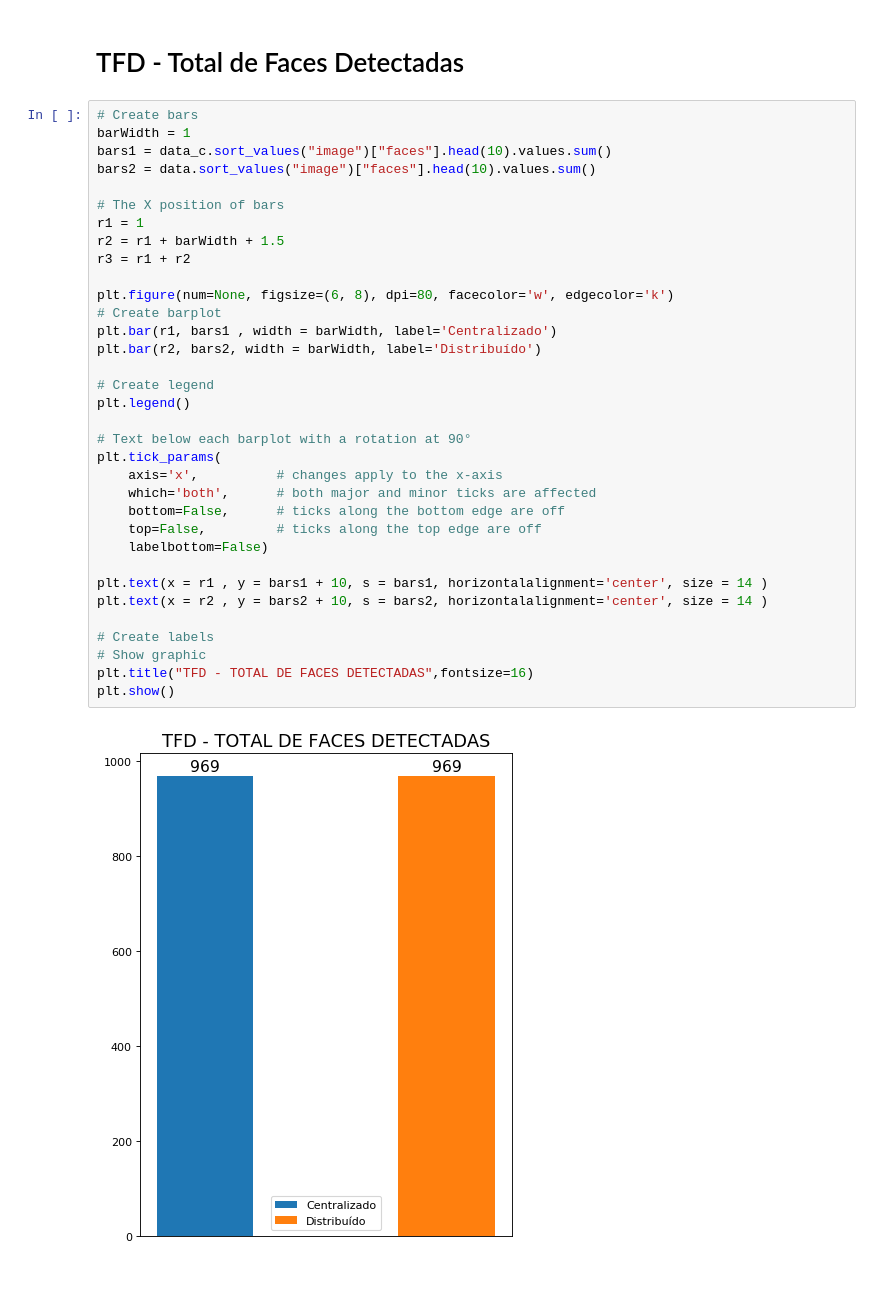
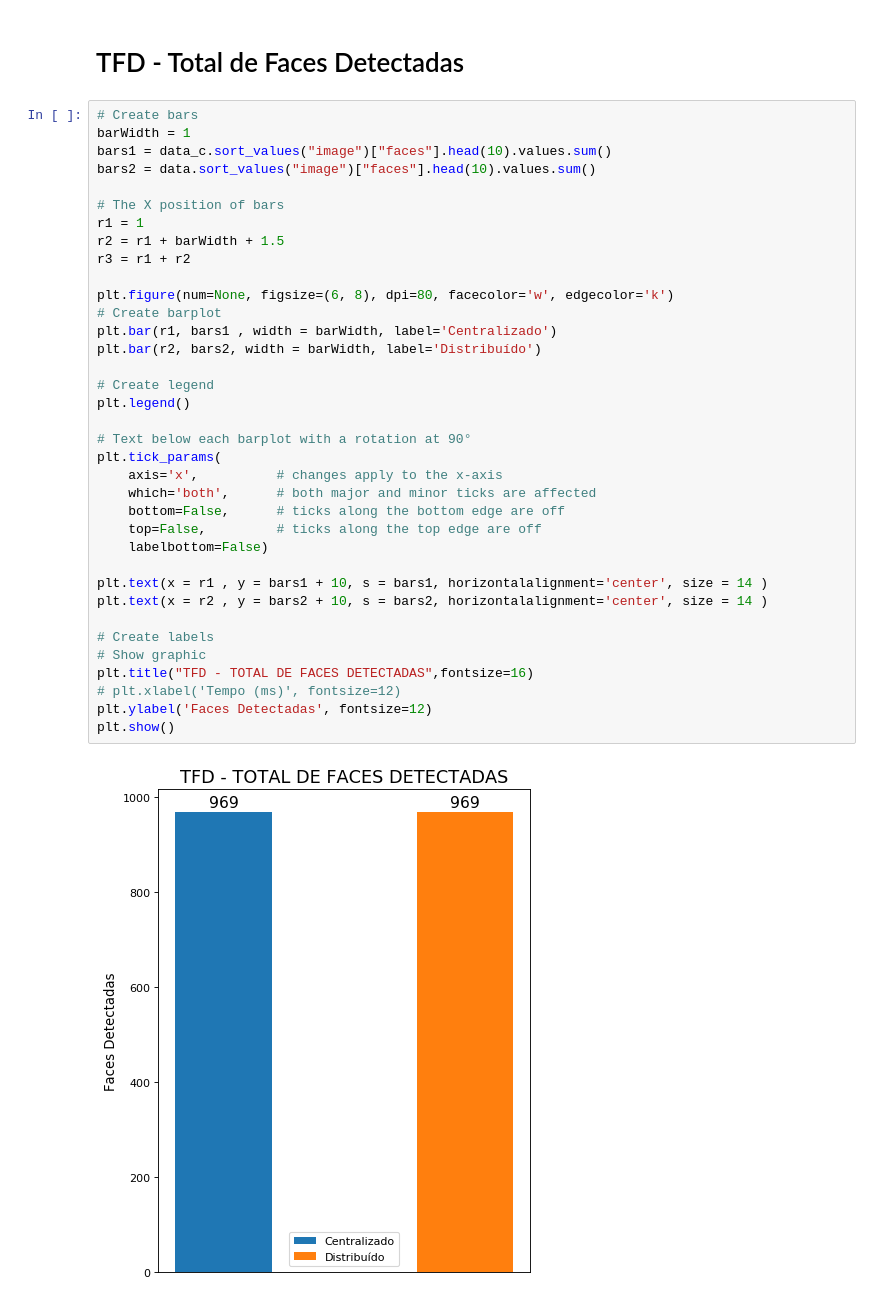
Before and after one commit to lucasebs/TCC-TELEMATICA, a Jupyter notebook: Analise_dos_Dados_Coletados.ipynb, the cells around one changed output. Cells and saved outputs as stored; diff of their text form.

```diff
--- a/Analise_dos_Dados_Coletados.ipynb
+++ b/Analise_dos_Dados_Coletados.ipynb
@@ -174,31 +210,33 @@ bars2 = data.sort_values("image")["faces"].head(10).values.sum()
 
 # The X position of bars
 r1 = 1
 r2 = r1 + barWidth + 1.5
 r3 = r1 + r2
 
 plt.figure(num=None, figsize=(6, 8), dpi=80, facecolor='w', edgecolor='k')
 # Create barplot
 plt.bar(r1, bars1 , width = barWidth, label='Centralizado')
 plt.bar(r2, bars2, width = barWidth, label='Distribuído')
 
 # Create legend
 plt.legend()
 
 # Text below each barplot with a rotation at 90°
 plt.tick_params(
     axis='x',          # changes apply to the x-axis
     which='both',      # both major and minor ticks are affected
     bottom=False,      # ticks along the bottom edge are off
     top=False,         # ticks along the top edge are off
     labelbottom=False)
 
 plt.text(x = r1 , y = bars1 + 10, s = bars1, horizontalalignment='center', size = 14 )
 plt.text(x = r2 , y = bars2 + 10, s = bars2, horizontalalignment='center', size = 14 )
 
 # Create labels
 # Show graphic
 plt.title("TFD - TOTAL DE FACES DETECTADAS",fontsize=16)
+# plt.xlabel('Tempo (ms)', fontsize=12)
+plt.ylabel('Faces Detectadas', fontsize=12)
 plt.show()
 # %% [output]
-[figure, old version]
+[figure, new version]
```
Also changed, not shown: parts of 8 cells of this notebook.
